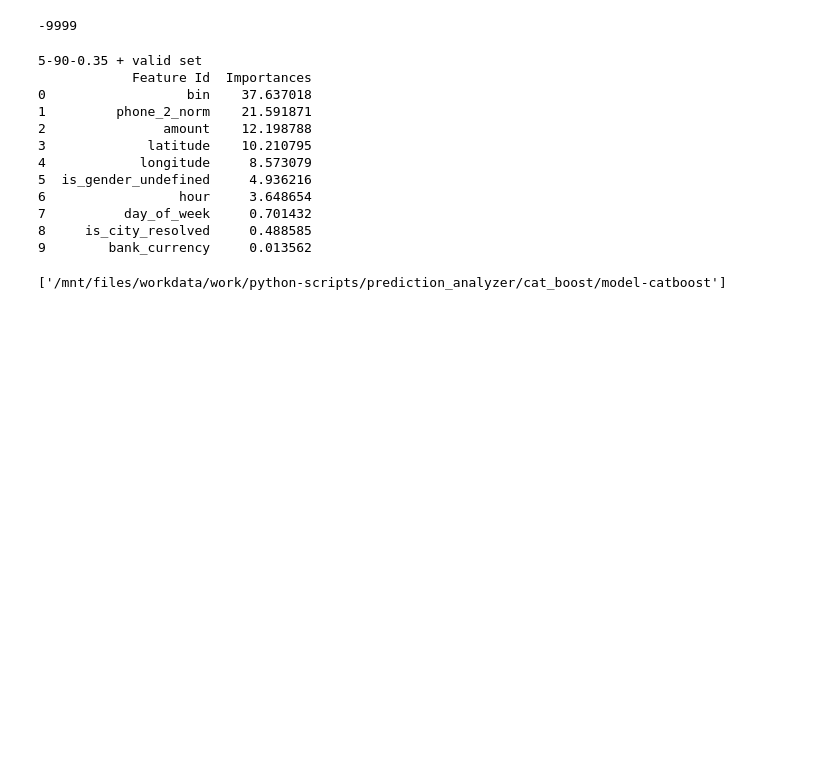
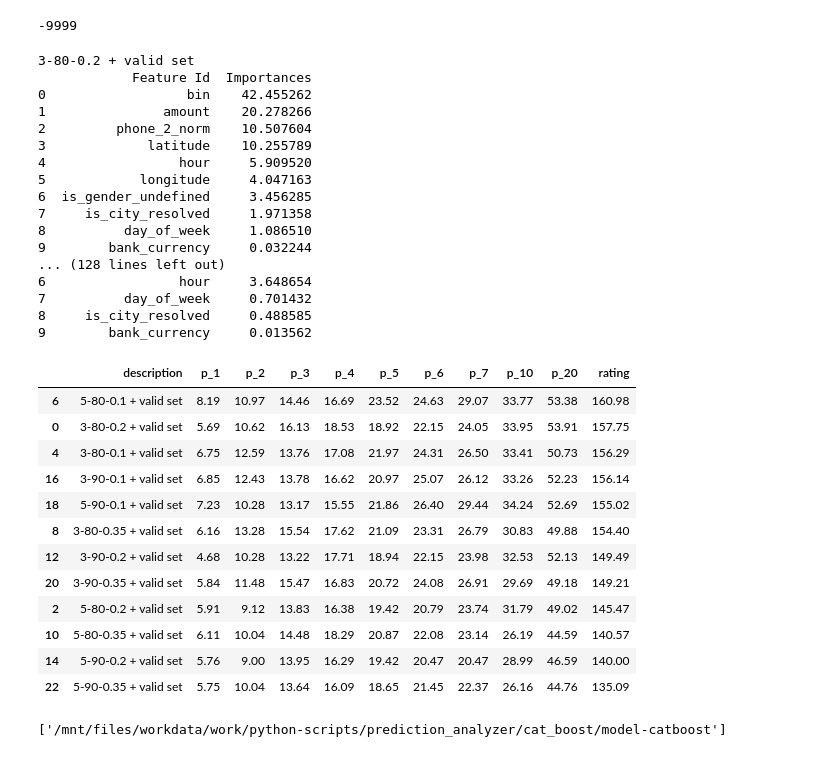
Before and after one commit to Shugarev/analyzer_prediction, a Jupyter notebook: cat_boost/catboost.ipynb, the cells around one changed output. Saved outputs shown, nothing was run; the diff lists cells and outputs as text; code cells hidden in the pictures; blank space fills up the shorter version.

```diff
--- a/cat_boost/catboost.ipynb
+++ b/cat_boost/catboost.ipynb
@@ -61,6 +64,9 @@ analyzer_prediction =  AnalyzerPrediction(db_teach, db_test, white)
 # %%
 result_df_amount = None
 weight = analyzer_prediction.get_xgb_weight()
+# %%
+# if we want to add some attribute to model.
+CatBoostClassifier.__algorithm_name = 'catboost'
 # %%
 # Ky9
 max_depths =[5]
@@ -105,14 +112,19 @@ for nround in nrounds:
             print(description)
             print(model.get_feature_importance(prettified=True))
 # %% [output]
-5-90-0.35 + valid set
+3-80-0.2 + valid set
             Feature Id  Importances
-0                  bin    37.637018
-1         phone_2_norm    21.591871
-2               amount    12.198788
-3             latitude    10.210795
-4            longitude     8.573079
-5  is_gender_undefined     4.936216
+0                  bin    42.455262
+1               amount    20.278266
+2         phone_2_norm    10.507604
+3             latitude    10.255789
+4                 hour     5.909520
+5            longitude     4.047163
+6  is_gender_undefined     3.456285
+7     is_city_resolved     1.971358
+8          day_of_week     1.086510
+9        bank_currency     0.032244
+... (128 lines left out)
 6                 hour     3.648654
 7          day_of_week     0.701432
 8     is_city_resolved     0.488585
@@ -120,3 +140,19 @@ for nround in nrounds:
+# %%
+stat_best.iloc[:,:11]
+# %% [output]
+|  | description | p_1 | p_2 | p_3 | p_4 | p_5 | p_6 | p_7 | p_10 | p_20 | rating |
+| 6 | 5-80-0.1 + valid set | 8.19 | 10.97 | 14.46 | 16.69 | 23.52 | 24.63 | 29.07 | 33.77 | 53.38 | 160.98 |
+| 0 | 3-80-0.2 + valid set | 5.69 | 10.62 | 16.13 | 18.53 | 18.92 | 22.15 | 24.05 | 33.95 | 53.91 | 157.75 |
+| 4 | 3-80-0.1 + valid set | 6.75 | 12.59 | 13.76 | 17.08 | 21.97 | 24.31 | 26.50 | 33.41 | 50.73 | 156.29 |
+| 16 | 3-90-0.1 + valid set | 6.85 | 12.43 | 13.78 | 16.62 | 20.97 | 25.07 | 26.12 | 33.26 | 52.23 | 156.14 |
+| 18 | 5-90-0.1 + valid set | 7.23 | 10.28 | 13.17 | 15.55 | 21.86 | 26.40 | 29.44 | 34.24 | 52.69 | 155.02 |
+| 8 | 3-80-0.35 + valid set | 6.16 | 13.28 | 15.54 | 17.62 | 21.09 | 23.31 | 26.79 | 30.83 | 49.88 | 154.40 |
+| 12 | 3-90-0.2 + valid set | 4.68 | 10.28 | 13.22 | 17.71 | 18.94 | 22.15 | 23.98 | 32.53 | 52.13 | 149.49 |
+| 20 | 3-90-0.35 + valid set | 5.84 | 11.48 | 15.47 | 16.83 | 20.72 | 24.08 | 26.91 | 29.69 | 49.18 | 149.21 |
+| 2 | 5-80-0.2 + valid set | 5.91 | 9.12 | 13.83 | 16.38 | 19.42 | 20.79 | 23.74 | 31.79 | 49.02 | 145.47 |
+| 10 | 5-80-0.35 + valid set | 6.11 | 10.04 | 14.48 | 18.29 | 20.87 | 22.08 | 23.14 | 26.19 | 44.59 | 140.57 |
+| 14 | 5-90-0.2 + valid set | 5.76 | 9.00 | 13.95 | 16.29 | 19.42 | 20.47 | 20.47 | 28.99 | 46.59 | 140.00 |
+| 22 | 5-90-0.35 + valid set | 5.75 | 10.04 | 13.64 | 16.09 | 18.65 | 21.45 | 22.37 | 26.16 | 44.76 | 135.09 |
 # %%
 import joblib
 # %%
```
Also changed, not shown: parts of 7 cells of this notebook.
